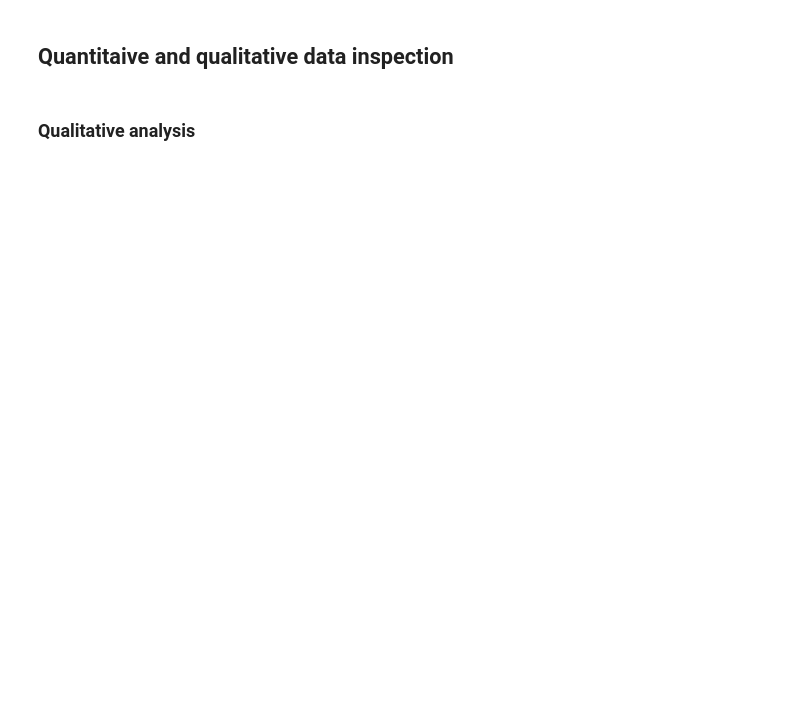
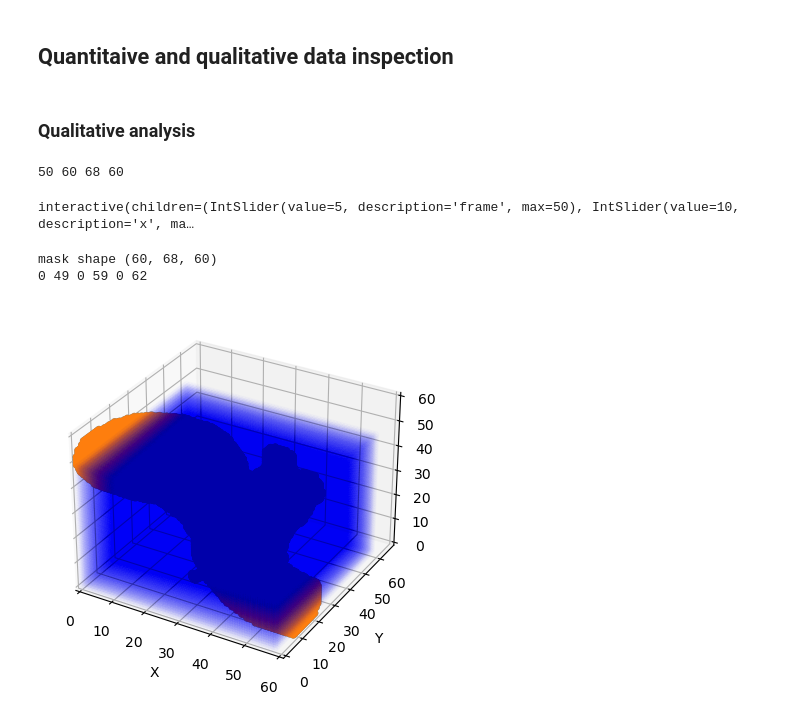
Before and after one commit to PiaaCaa/4DFlowNet, a Jupyter notebook: src/notebooks/data_inspection.ipynb, the cells around one changed output. Cells and saved outputs as stored; diff of their text form; code cells hidden in the pictures; blank space fills up the shorter version.

```diff
--- a/src/notebooks/data_inspection.ipynb
+++ b/src/notebooks/data_inspection.ipynb
@@ -36,9 +37,9 @@ for h5_file, label in zip(h5_files, file_label):
 
 # show interactive plot
 
-T, X, Y, Z= data['HR_1_u'].shape
+T, X, Y, Z= data[f'{file_label[0]}_u'].shape
 
-
+print(T, X, Y, Z)
 @widgets.interact(frame=(0, T), x = (0, X-1), vel=colnames, axis=[0, 1, 2])
 def f(frame=5, x = 10, vel = "u", axis = 0):
     plt.figure(figsize=(10,10))
@@ -48,6 +49,57 @@ def f(frame=5, x = 10, vel = "u", axis = 0):
     for i, t_name in enumerate(file_label):
 
         plt.subplot(1, N, i+1)
-        plt.imshow(data[t_name][vel][idxs])#,  vmin = min_v[vel[0]], vmax = max_v[vel[0]], cmap='viridis')
+        plt.imshow(data[f'{label}_{vel}'][idxs])#,  vmin = min_v[vel[0]], vmax = max_v[vel[0]], cmap='viridis')
         plt.title(t_name)
         plt.axis('off')
+# %% [output]
+50 60 68 60
+interactive(children=(IntSlider(value=5, description='frame', max=50), IntSlider(value=10, description='x', ma…
+# %%
+
+def bbox2_3D(img):
+    ''' code copied from https://stackoverflow.com/questions/31400769/bounding-box-of-numpy-array'''
+
+    r = np.any(img, axis=(1, 2))
+    c = np.any(img, axis=(0, 2))
+    z = np.any(img, axis=(0, 1))
+
+    rmin, rmax = np.where(r)[0][[0, -1]]
+    cmin, cmax = np.where(c)[0][[0, -1]]
+    zmin, zmax = np.where(z)[0][[0, -1]]
+
+    return rmin, rmax, cmin, cmax, zmin, zmax
+
+rmin, rmax, cmin, cmax, zmin, zmax = bbox2_3D(data[f'{file_label[0]}_mask'])
+
+print('mask shape', data[f'{file_label[0]}_mask'].shape[1:])
+print(rmin, rmax, cmin, cmax, zmin, zmax)
+
+bbox = np.zeros(data[f'{file_label[0]}_mask'].shape[1:])
+bbox[cmin:cmax,zmin:zmax,rmin:rmax] = 1
+# %% [output]
+mask shape (60, 68, 60)
+0 49 0 59 0 62
+# %%
+from mpl_toolkits.mplot3d import Axes3D
+mask = data[f'{file_label[0]}_mask'].squeeze()[0]
+
+x, y, z = np.where(mask == 1)
+x1, y1, z1 = np.where(data[f'{file_label[0]}_u'][0] != 0)
+x2, y2, z2 = np.where(bbox == 1)
+
+fig = plt.figure()
+ax = fig.add_subplot(111, projection='3d')
+ax.scatter(x, y, z)
+ax.scatter(x1, y1, z1)
+ax.scatter(x2, y2, z2, alpha = 0.01, c ='b')
+
+ax.set_xlabel('X')
+ax.set_ylabel('Y')
+ax.set_zlabel('Z')
+ax.set_xlim(0, X)
+ax.set_ylim(0, Y)
+ax.set_zlim(0, Z)
+plt.show()
+# %% [output]
+[figure, added]
```
Also changed, not shown: parts of 4 cells of this notebook, 10 other files.
